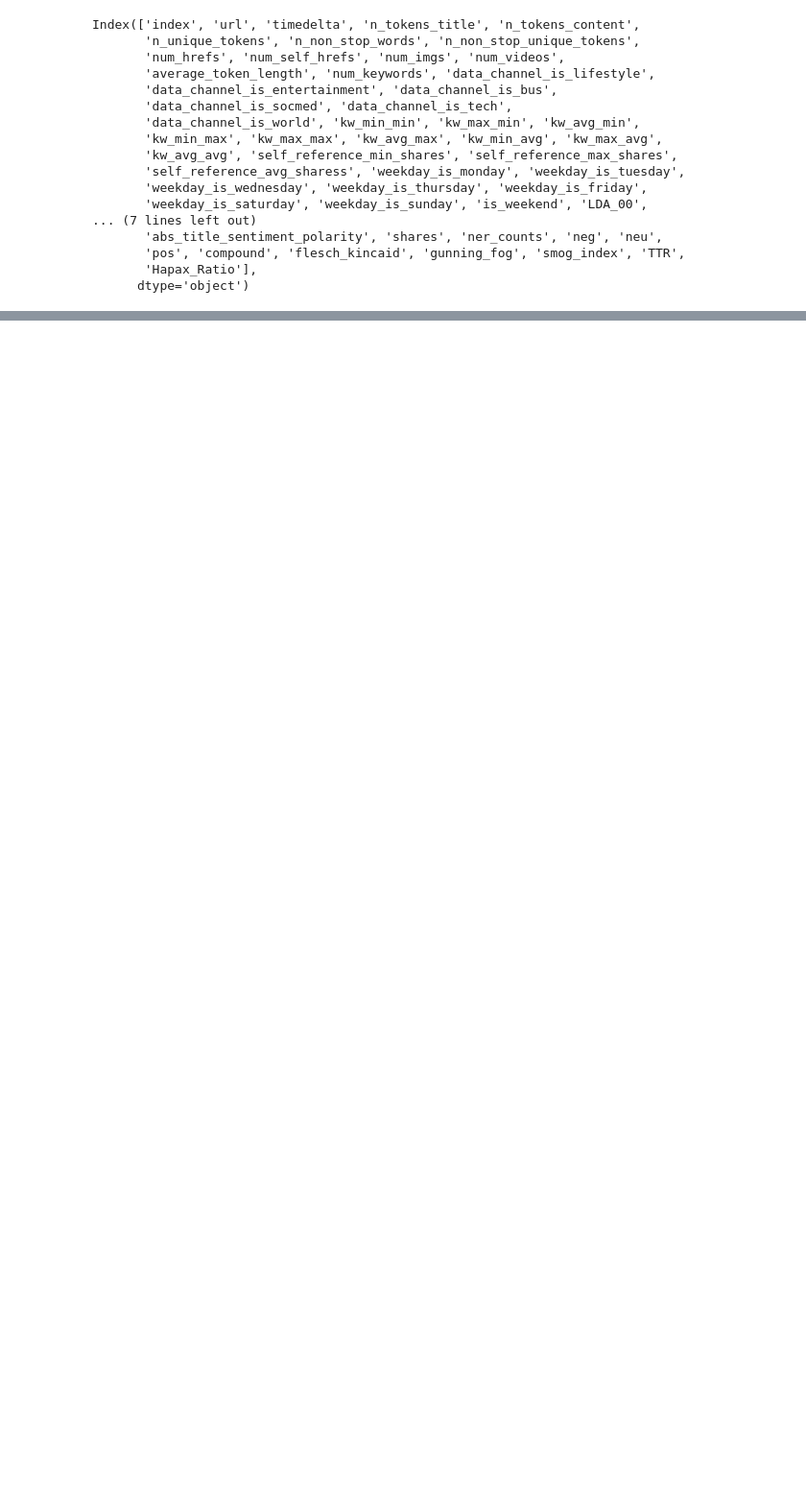
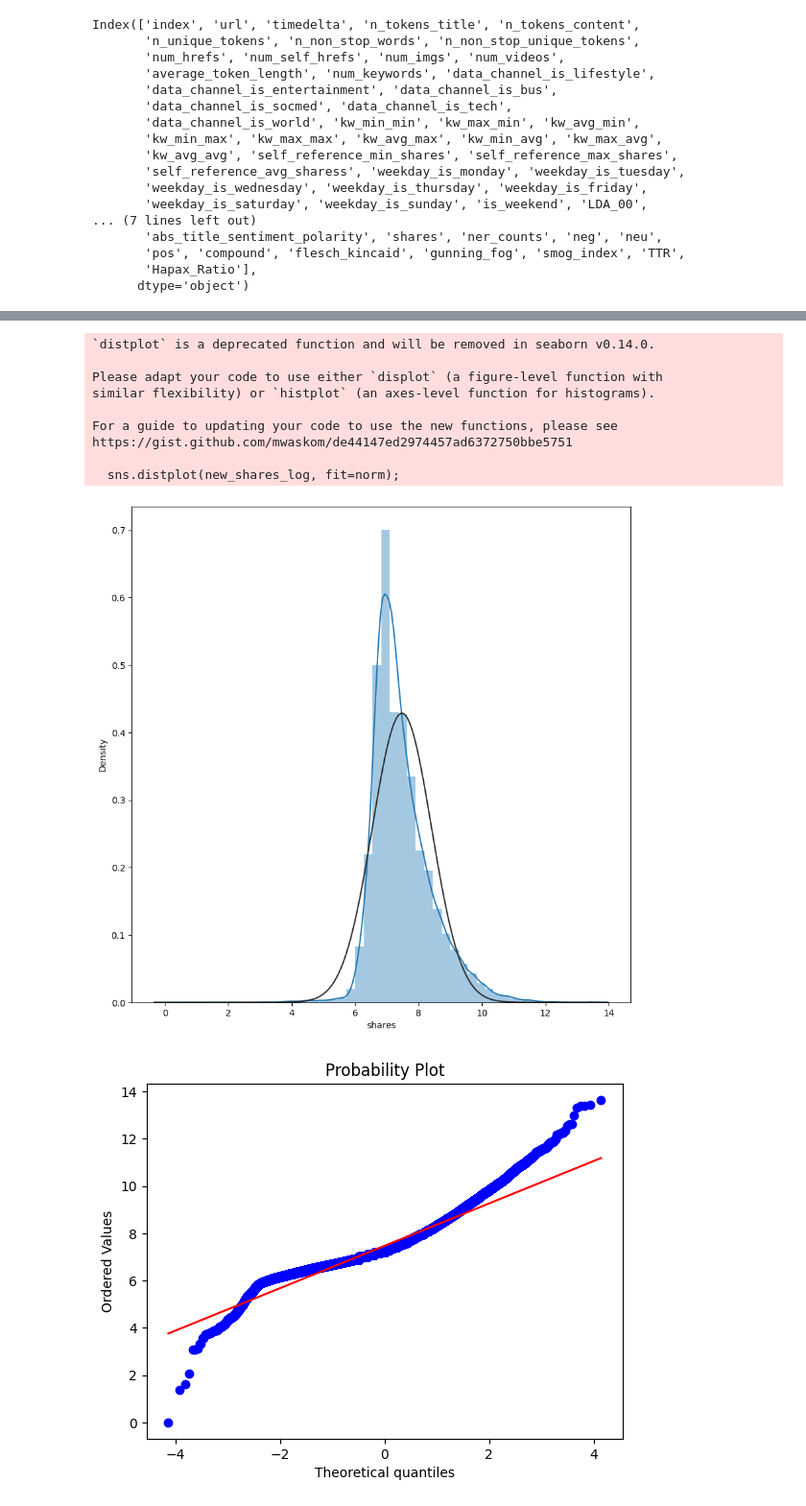
Before and after one commit to Siy-HaackeJ/Data-Challenge-Text-Mining-Green-Way-, a Jupyter notebook: Data Challenges_Feature_PCA.ipynb, the cells around one changed output, grey strips where cells are left out. Shown at 96% size. Cells and saved outputs as stored; diff of their text form; code cells hidden in the pictures; blank space fills up the shorter version.

```diff
--- a/Data Challenges_Feature_PCA.ipynb
+++ b/Data Challenges_Feature_PCA.ipynb
@@ -1446,0 +1382,23 @@ Index(['index', 'url', 'timedelta', 'n_tokens_title', 'n_tokens_content',
+# %%
+#applying log transformation
+new_shares_data = copy(df)
+
+new_shares_data.loc[new_shares_data['shares'] > 0, 'shares'] = np.log(df.loc[df['shares'] > 0, 'shares'])
+new_shares_log = new_shares_data['shares']
+#transformed histogram and normal probability plot
+fig,ax = plt.subplots(figsize=(10,10))
+sns.distplot(new_shares_log, fit=norm);
+fig = plt.figure()
+res = probplot(new_shares_log, plot=plt)
+# %% [output]
+`distplot` is a deprecated function and will be removed in seaborn v0.14.0.
+
+Please adapt your code to use either `displot` (a figure-level function with
+similar flexibility) or `histplot` (an axes-level function for histograms).
+
+For a guide to updating your code to use the new functions, please see
+https://gist.github.com/mwaskom/de44147ed2974457ad6372750bbe5751
+
+  sns.distplot(new_shares_log, fit=norm);
+[figure, added]
+[figure, added]
```
Also changed, not shown: parts of 81 cells of this notebook, 1 other file.
